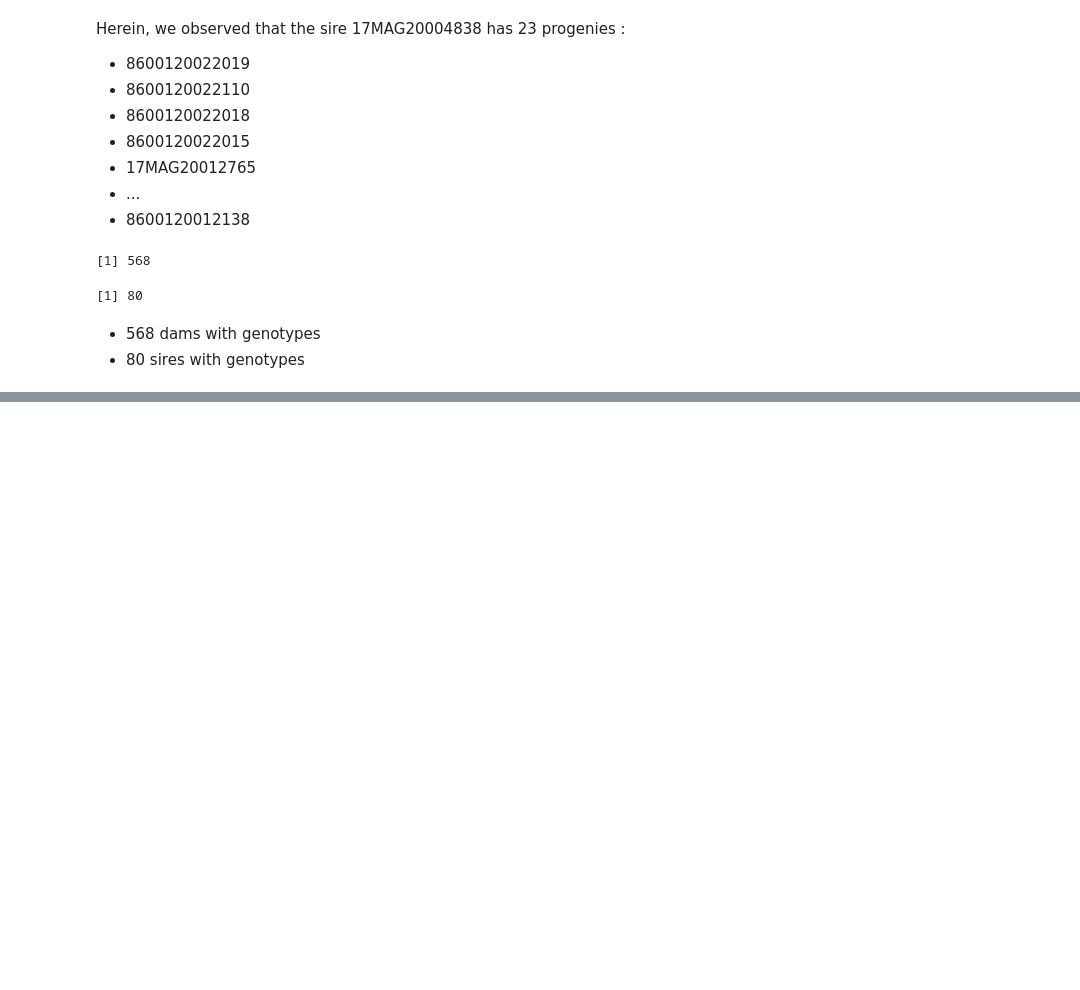
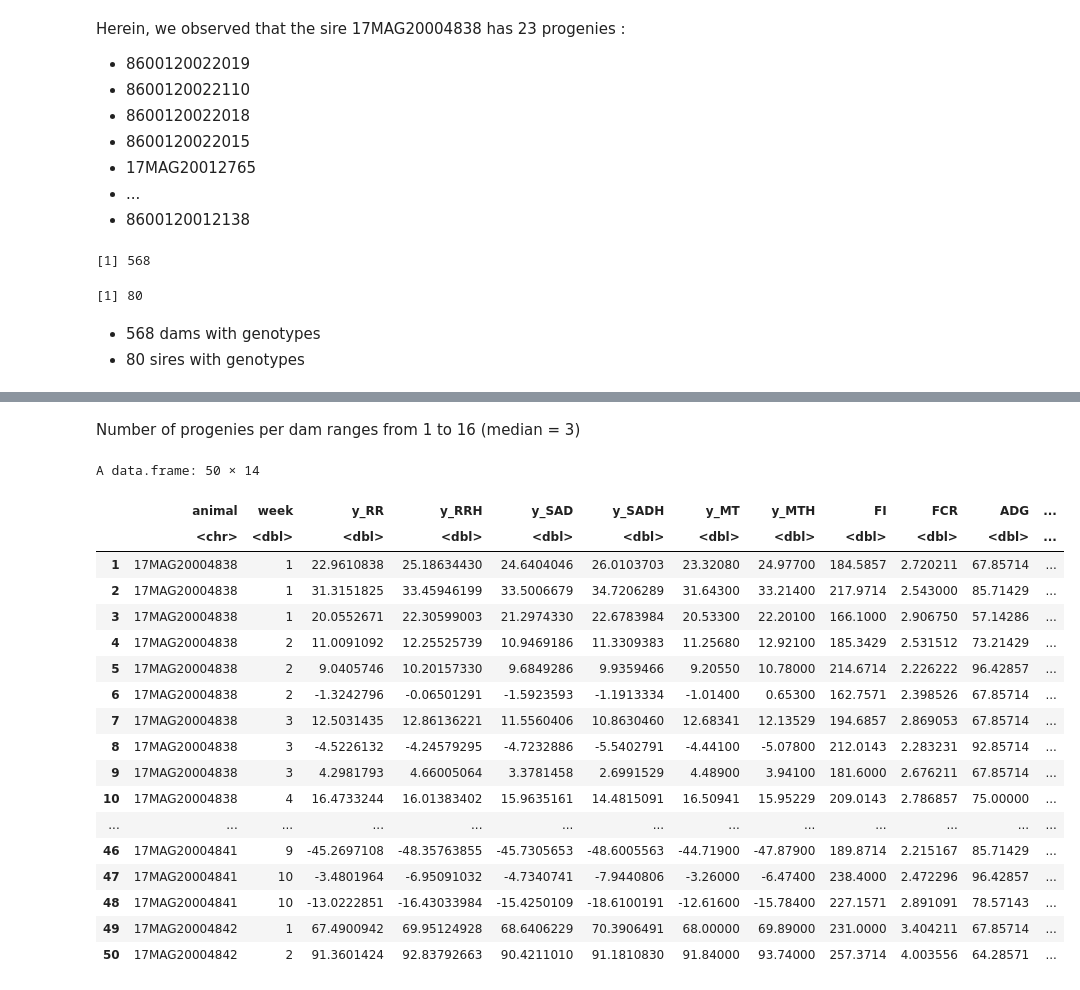
Before and after one commit to vanhungtran/BLUP, a Jupyter notebook: RFI.ipynb, the cells around one changed output, grey strips where cells are left out. Drawn from its saved outputs; the diff is of its cells as text; code cells hidden in the pictures; blank space fills up the shorter version.

```diff
--- a/RFI.ipynb
+++ b/RFI.ipynb
@@ -861,0 +816,6 @@ write.table(df_all4,"DATA_corrected.txt")
+# %%
+df3=select(df2,animal,mere,week,y_RR,y_RRH,y_SAD,y_SADH,y_MT,y_MTH, FI, FCR, ADG, RFI)
+df3 <- arrange(df3, mere, week)
+df3$sub <- paste0(df3$mere,df3$week) #creat criteria for selecting unique animial-week
+df3 <- arrange(df3,sub)
+df3$sub
@@ -861,0 +865,2 @@ write.table(df_all4,"DATA_corrected.txt")
+# %% [markdown]
+Number of progenies per dam ranges from 1 to 16 (median = 3)
@@ -861,0 +875,22 @@ write.table(df_all4,"DATA_corrected.txt")
+# %%
+head(df5,50)
+# %% [output]
+A data.frame: 50 × 14
+|  | animal | week | y_RR | y_RRH | y_SAD | y_SADH | y_MT | y_MTH | FI | FCR | ADG | ... |
+|  | <chr> | <dbl> | <dbl> | <dbl> | <dbl> | <dbl> | <dbl> | <dbl> | <dbl> | <dbl> | <dbl> | ... |
+| 1 | 17MAG20004838 | 1 | 22.9610838 | 25.18634430 | 24.6404046 | 26.0103703 | 23.32080 | 24.97700 | 184.5857 | 2.720211 | 67.85714 | ... |
+| 2 | 17MAG20004838 | 1 | 31.3151825 | 33.45946199 | 33.5006679 | 34.7206289 | 31.64300 | 33.21400 | 217.9714 | 2.543000 | 85.71429 | ... |
+| 3 | 17MAG20004838 | 1 | 20.0552671 | 22.30599003 | 21.2974330 | 22.6783984 | 20.53300 | 22.20100 | 166.1000 | 2.906750 | 57.14286 | ... |
+| 4 | 17MAG20004838 | 2 | 11.0091092 | 12.25525739 | 10.9469186 | 11.3309383 | 11.25680 | 12.92100 | 185.3429 | 2.531512 | 73.21429 | ... |
+| 5 | 17MAG20004838 | 2 | 9.0405746 | 10.20157330 | 9.6849286 | 9.9359466 | 9.20550 | 10.78000 | 214.6714 | 2.226222 | 96.42857 | ... |
+| 6 | 17MAG20004838 | 2 | -1.3242796 | -0.06501291 | -1.5923593 | -1.1913334 | -1.01400 | 0.65300 | 162.7571 | 2.398526 | 67.85714 | ... |
+| 7 | 17MAG20004838 | 3 | 12.5031435 | 12.86136221 | 11.5560406 | 10.8630460 | 12.68341 | 12.13529 | 194.6857 | 2.869053 | 67.85714 | ... |
+| 8 | 17MAG20004838 | 3 | -4.5226132 | -4.24579295 | -4.7232886 | -5.5402791 | -4.44100 | -5.07800 | 212.0143 | 2.283231 | 92.85714 | ... |
+| 9 | 17MAG20004838 | 3 | 4.2981793 | 4.66005064 | 3.3781458 | 2.6991529 | 4.48900 | 3.94100 | 181.6000 | 2.676211 | 67.85714 | ... |
+| 10 | 17MAG20004838 | 4 | 16.4733244 | 16.01383402 | 15.9635161 | 14.4815091 | 16.50941 | 15.95229 | 209.0143 | 2.786857 | 75.00000 | ... |
+| ... | ... | ... | ... | ... | ... | ... | ... | ... | ... | ... | ... | ... |
+| 46 | 17MAG20004841 | 9 | -45.2697108 | -48.35763855 | -45.7305653 | -48.6005563 | -44.71900 | -47.87900 | 189.8714 | 2.215167 | 85.71429 | ... |
+| 47 | 17MAG20004841 | 10 | -3.4801964 | -6.95091032 | -4.7340741 | -7.9440806 | -3.26000 | -6.47400 | 238.4000 | 2.472296 | 96.42857 | ... |
+| 48 | 17MAG20004841 | 10 | -13.0222851 | -16.43033984 | -15.4250109 | -18.6100191 | -12.61600 | -15.78400 | 227.1571 | 2.891091 | 78.57143 | ... |
+| 49 | 17MAG20004842 | 1 | 67.4900942 | 69.95124928 | 68.6406229 | 70.3906491 | 68.00000 | 69.89000 | 231.0000 | 3.404211 | 67.85714 | ... |
+| 50 | 17MAG20004842 | 2 | 91.3601424 | 92.83792663 | 90.4211010 | 91.1810830 | 91.84000 | 93.74000 | 257.3714 | 4.003556 | 64.28571 | ... |
```
Also changed, not shown: parts of 58 cells of this notebook.
